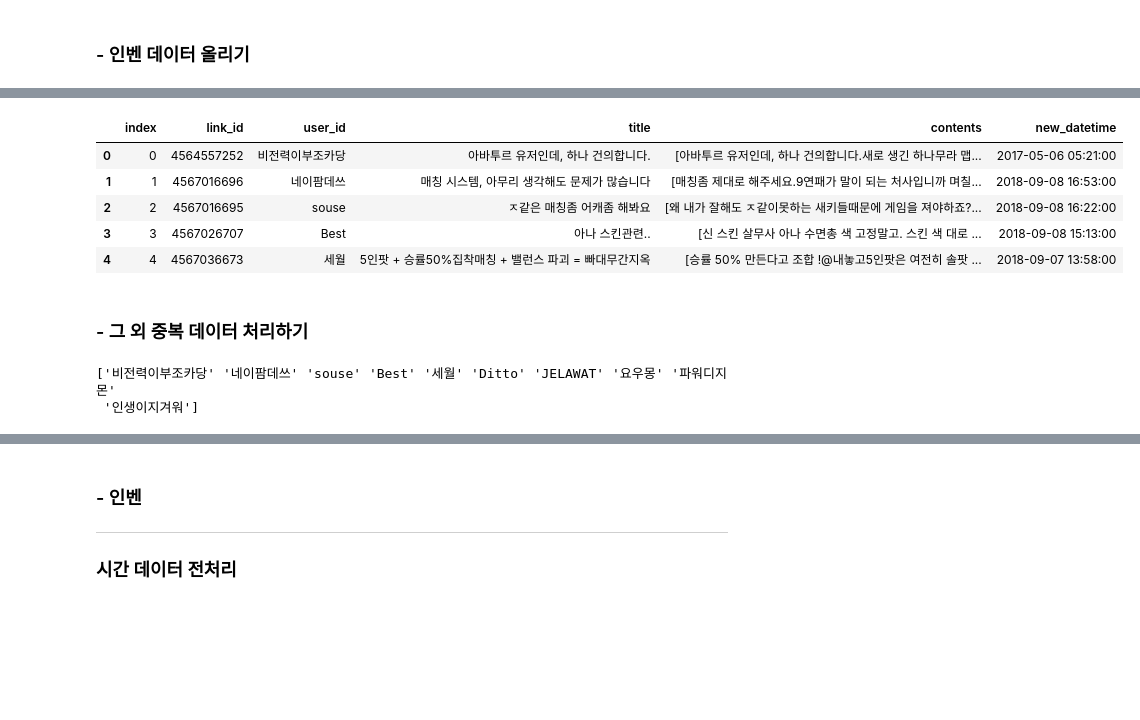
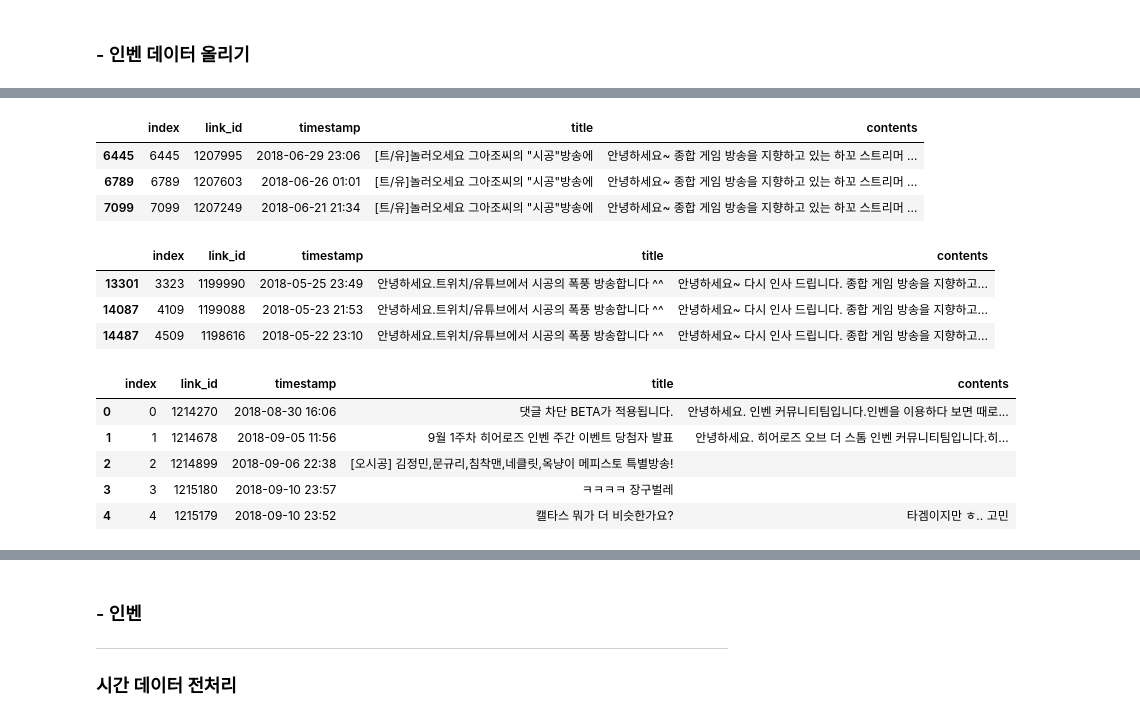
Before and after one commit to lovablebaby/userRequirementAnalysis, a Jupyter notebook: 1.3 data_Preprocessing .ipynb, the cells around one changed output, grey strips where cells are left out. Saved outputs shown, nothing was run; the diff lists cells and outputs as text; code cells hidden in the pictures; blank space fills up the shorter version.

```diff
--- a/1.3 data_Preprocessing .ipynb
+++ b/1.3 data_Preprocessing .ipynb
@@ -70,6 +66,8 @@ source_col_loc = df_inven.columns.get_loc('title')
 
 # 컬럼 기준으로 제목 + 내용 합치기
 df_inven['contents_all'] = df_inven.iloc[:,source_col_loc:source_col_loc+2].apply(lambda x: ",".join(x.astype(str)), axis=1)
+# %%
+df_inven.drop('contents_all',axis=1, inplace=True)
 # %%
 # 인덱스를 리셋시켜서 14만번대가 나오게 하도록 한다.
 df_inven.reset_index(inplace=True)
@@ -116,11 +84,23 @@ df_battle.drop('timestamp',axis=1, inplace=True)
+# %%
+df_inven[df_inven['title']=='[트/유]놀러오세요 그아조씨의 "시공"방송에']
+# %% [output]
+|  | index | link_id | timestamp | title | contents |
+| 6445 | 6445 | 1207995 | 2018-06-29 23:06 | [트/유]놀러오세요 그아조씨의 "시공"방송에 | 안녕하세요~ 종합 게임 방송을 지향하고 있는 하꼬 스트리머 ... |
+| 6789 | 6789 | 1207603 | 2018-06-26 01:01 | [트/유]놀러오세요 그아조씨의 "시공"방송에 | 안녕하세요~ 종합 게임 방송을 지향하고 있는 하꼬 스트리머 ... |
+| 7099 | 7099 | 1207249 | 2018-06-21 21:34 | [트/유]놀러오세요 그아조씨의 "시공"방송에 | 안녕하세요~ 종합 게임 방송을 지향하고 있는 하꼬 스트리머 ... |
+# %%
+df_inven[df_inven['title']=='안녕하세요.트위치/유튜브에서 시공의 폭풍 방송합니다 ^^']
+# %% [output]
+|  | index | link_id | timestamp | title | contents |
+| 13301 | 3323 | 1199990 | 2018-05-25 23:49 | 안녕하세요.트위치/유튜브에서 시공의 폭풍 방송합니다 ^^ | 안녕하세요~ 다시 인사 드립니다. 종합 게임 방송을 지향하고... |
+| 14087 | 4109 | 1199088 | 2018-05-23 21:53 | 안녕하세요.트위치/유튜브에서 시공의 폭풍 방송합니다 ^^ | 안녕하세요~ 다시 인사 드립니다. 종합 게임 방송을 지향하고... |
+| 14487 | 4509 | 1198616 | 2018-05-22 23:10 | 안녕하세요.트위치/유튜브에서 시공의 폭풍 방송합니다 ^^ | 안녕하세요~ 다시 인사 드립니다. 종합 게임 방송을 지향하고... |
 # %%
-df_battle.head()
+df_inven.head()
 # %% [output]
-|  | index | link_id | user_id | title | contents | new_datetime |
-| 0 | 0 | 4564557252 | 비전력이부조카당 | 아바투르 유저인데, 하나 건의합니다. | [아바투르 유저인데, 하나 건의합니다.새로 생긴 하나무라 맵... | 2017-05-06 05:21:00 |
-| 1 | 1 | 4567016696 | 네이팜데쓰 | 매칭 시스템, 아무리 생각해도 문제가 많습니다 | [매칭좀 제대로 해주세요.9연패가 말이 되는 처사입니까 며칠... | 2018-09-08 16:53:00 |
-| 2 | 2 | 4567016695 | souse | ㅈ같은 매칭좀 어캐좀 해봐요 | [왜 내가 잘해도 ㅈ같이못하는 새키들때문에 게임을 져야하죠?... | 2018-09-08 16:22:00 |
-| 3 | 3 | 4567026707 | Best | 아나 스킨관련.. | [신 스킨 살무사 아나 수면총 색 고정말고. 스킨 색 대로 ... | 2018-09-08 15:13:00 |
-| 4 | 4 | 4567036673 | 세월 | 5인팟 + 승률50%집착매칭 + 밸런스 파괴 = 빠대무간지옥 | [승률 50% 만든다고 조합 !@내놓고5인팟은 여전히 솔팟 ... | 2018-09-07 13:58:00 |
+|  | index | link_id | timestamp | title | contents |
+| 0 | 0 | 1214270 | 2018-08-30 16:06 | 댓글 차단 BETA가 적용됩니다. | 안녕하세요. 인벤 커뮤니티팀입니다.인벤을 이용하다 보면 때로... |
+| 1 | 1 | 1214678 | 2018-09-05 11:56 | 9월 1주차 히어로즈 인벤 주간 이벤트 당첨자 발표 | 안녕하세요. 히어로즈 오브 더 스톰 인벤 커뮤니티팀입니다.히... |
+| 2 | 2 | 1214899 | 2018-09-06 22:38 | [오시공] 김정민,문규리,침착맨,네클릿,옥냥이 메피스토 특별방송! |  |
+| 3 | 3 | 1215180 | 2018-09-10 23:57 | ㅋㅋㅋㅋ 장구벌레 |  |
+| 4 | 4 | 1215179 | 2018-09-10 23:52 | 캘타스 뭐가 더 비슷한가요? | 타겜이지만 ㅎ.. 고민 |
-# %% [markdown]
-### - 그 외 중복 데이터 처리하기
@@ -144,6 +106,0 @@ for uid in user_list[:15]:
-# %%
-# 헤비 유저(빅마우스)들 (상위 10명)
-print(user_list[0:10])
-# %% [output]
-['비전력이부조카당' '네이팜데쓰' 'souse' 'Best' '세월' 'Ditto' 'JELAWAT' '요우몽' '파워디지몬'
- '인생이지겨워']
```
Also changed, not shown: parts of 28 cells of this notebook, 2 other files.
